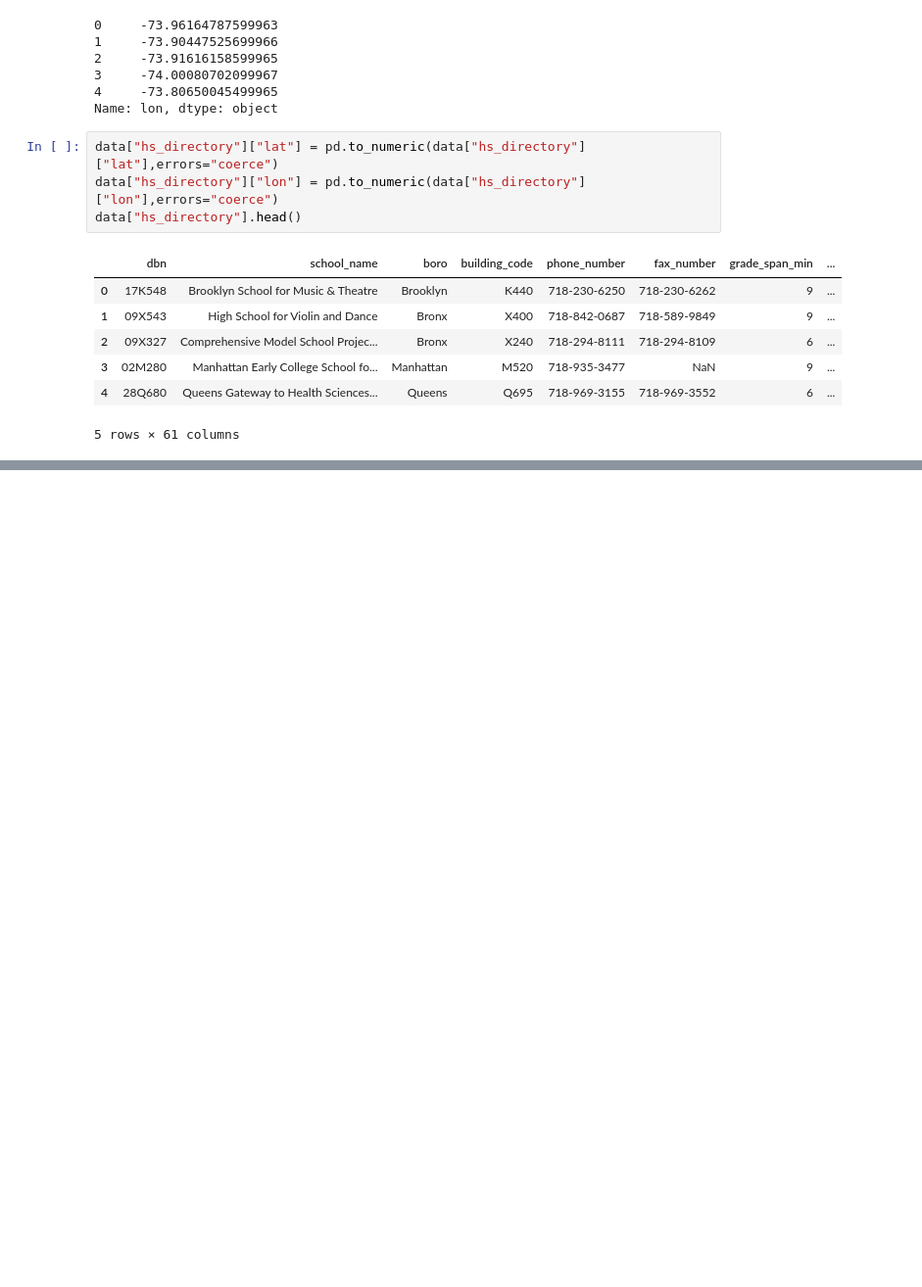
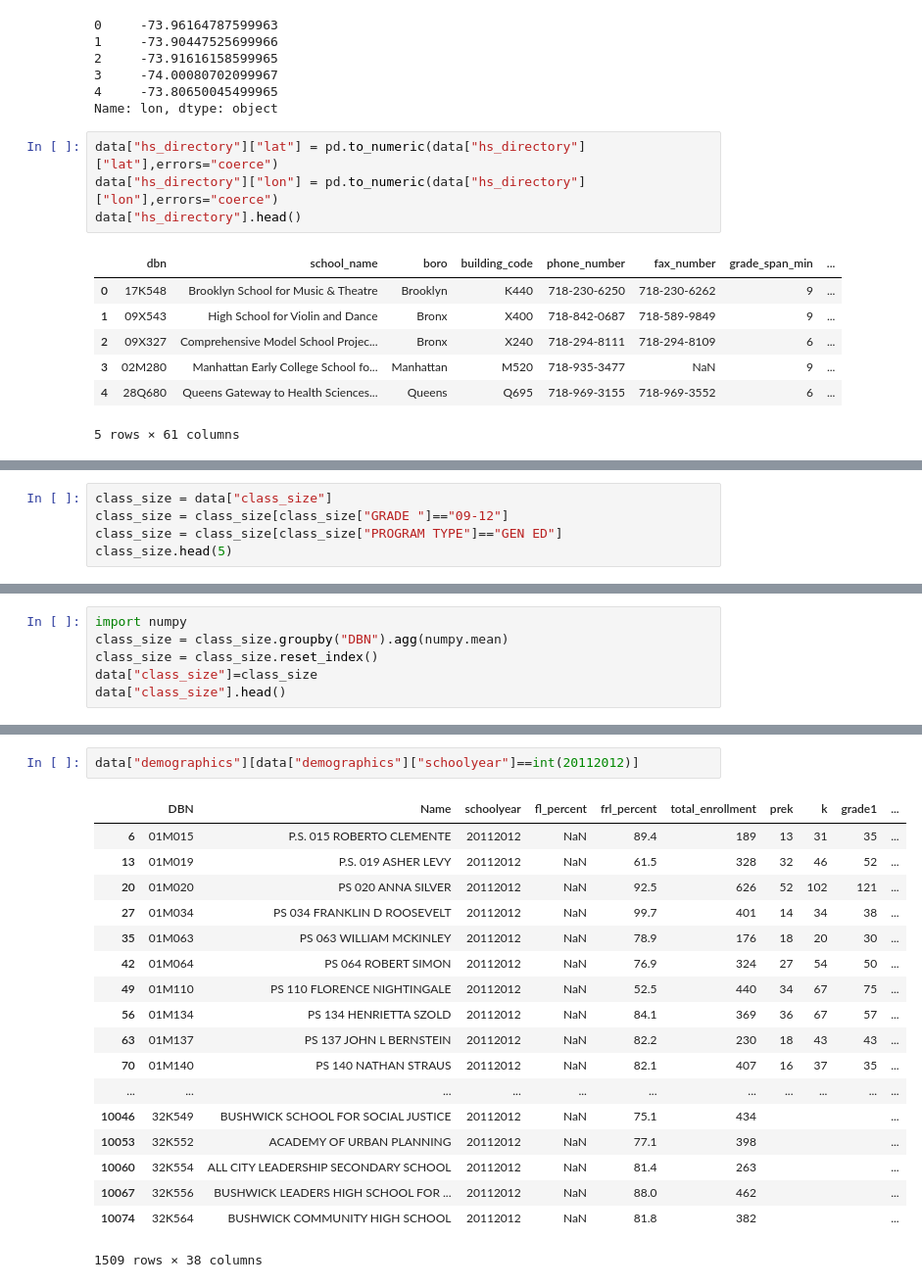
Before and after one commit to kalingwu/Dataquest-Projects, a Jupyter notebook: NYC_high_school_data_DataCleaning/basics.ipynb, the cells around one changed output, grey strips where cells are left out. Shown at 98% size. Saved outputs shown, nothing was run; the diff lists cells and outputs as text; blank space fills up the shorter version.

```diff
--- a/NYC_high_school_data_DataCleaning/basics.ipynb
+++ b/NYC_high_school_data_DataCleaning/basics.ipynb
@@ -194,0 +197,5 @@ data["hs_directory"].head()
+# %%
+class_size = data["class_size"]
+class_size = class_size[class_size["GRADE "]=="09-12"]
+class_size = class_size[class_size["PROGRAM TYPE"]=="GEN ED"]
+class_size.head(5)
@@ -194,0 +209,6 @@ data["hs_directory"].head()
+# %%
+import numpy
+class_size = class_size.groupby("DBN").agg(numpy.mean)
+class_size = class_size.reset_index()
+data["class_size"]=class_size
+data["class_size"].head()
@@ -194,0 +222,21 @@ data["hs_directory"].head()
+# %%
+data["demographics"][data["demographics"]["schoolyear"]==int(20112012)]
+# %% [output]
+|  | DBN | Name | schoolyear | fl_percent | frl_percent | total_enrollment | prek | k | grade1 | ... |
+| 6 | 01M015 | P.S. 015 ROBERTO CLEMENTE | 20112012 | NaN | 89.4 | 189 | 13 | 31 | 35 | ... |
+| 13 | 01M019 | P.S. 019 ASHER LEVY | 20112012 | NaN | 61.5 | 328 | 32 | 46 | 52 | ... |
+| 20 | 01M020 | PS 020 ANNA SILVER | 20112012 | NaN | 92.5 | 626 | 52 | 102 | 121 | ... |
+| 27 | 01M034 | PS 034 FRANKLIN D ROOSEVELT | 20112012 | NaN | 99.7 | 401 | 14 | 34 | 38 | ... |
+| 35 | 01M063 | PS 063 WILLIAM MCKINLEY | 20112012 | NaN | 78.9 | 176 | 18 | 20 | 30 | ... |
+| 42 | 01M064 | PS 064 ROBERT SIMON | 20112012 | NaN | 76.9 | 324 | 27 | 54 | 50 | ... |
+| 49 | 01M110 | PS 110 FLORENCE NIGHTINGALE | 20112012 | NaN | 52.5 | 440 | 34 | 67 | 75 | ... |
+| 56 | 01M134 | PS 134 HENRIETTA SZOLD | 20112012 | NaN | 84.1 | 369 | 36 | 67 | 57 | ... |
+| 63 | 01M137 | PS 137 JOHN L BERNSTEIN | 20112012 | NaN | 82.2 | 230 | 18 | 43 | 43 | ... |
+| 70 | 01M140 | PS 140 NATHAN STRAUS | 20112012 | NaN | 82.1 | 407 | 16 | 37 | 35 | ... |
+| ... | ... | ... | ... | ... | ... | ... | ... | ... | ... | ... |
+| 10046 | 32K549 | BUSHWICK SCHOOL FOR SOCIAL JUSTICE | 20112012 | NaN | 75.1 | 434 |  |  |  | ... |
+| 10053 | 32K552 | ACADEMY OF URBAN PLANNING | 20112012 | NaN | 77.1 | 398 |  |  |  | ... |
+| 10060 | 32K554 | ALL CITY LEADERSHIP SECONDARY SCHOOL | 20112012 | NaN | 81.4 | 263 |  |  |  | ... |
+| 10067 | 32K556 | BUSHWICK LEADERS HIGH SCHOOL FOR ... | 20112012 | NaN | 88.0 | 462 |  |  |  | ... |
+| 10074 | 32K564 | BUSHWICK COMMUNITY HIGH SCHOOL | 20112012 | NaN | 81.8 | 382 |  |  |  | ... |
+1509 rows × 38 columns
```
Also changed, not shown: parts of 16 cells of this notebook.
